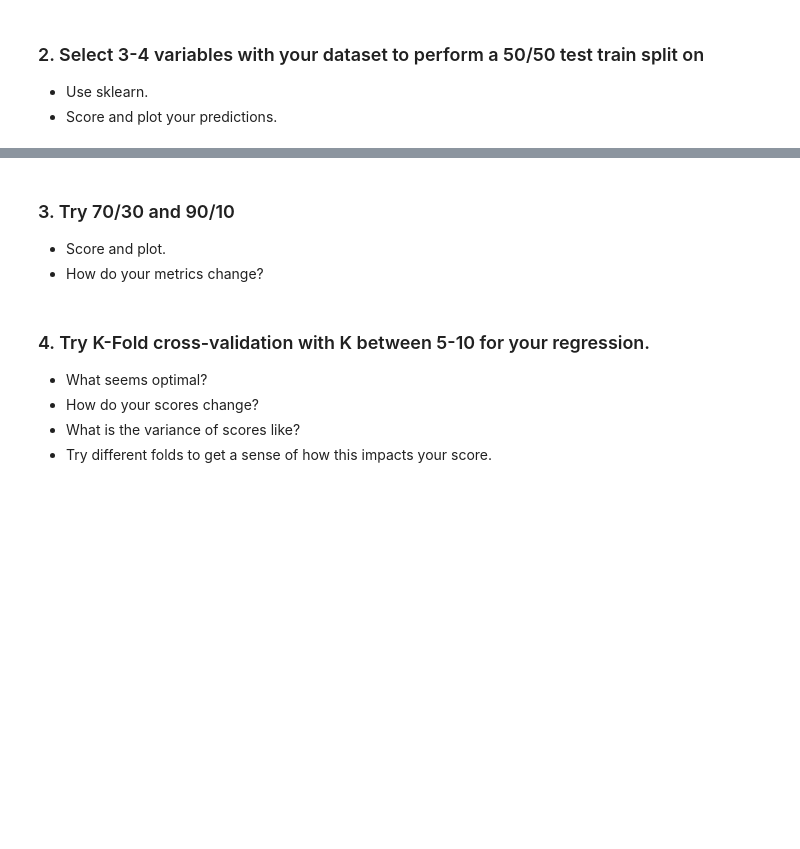
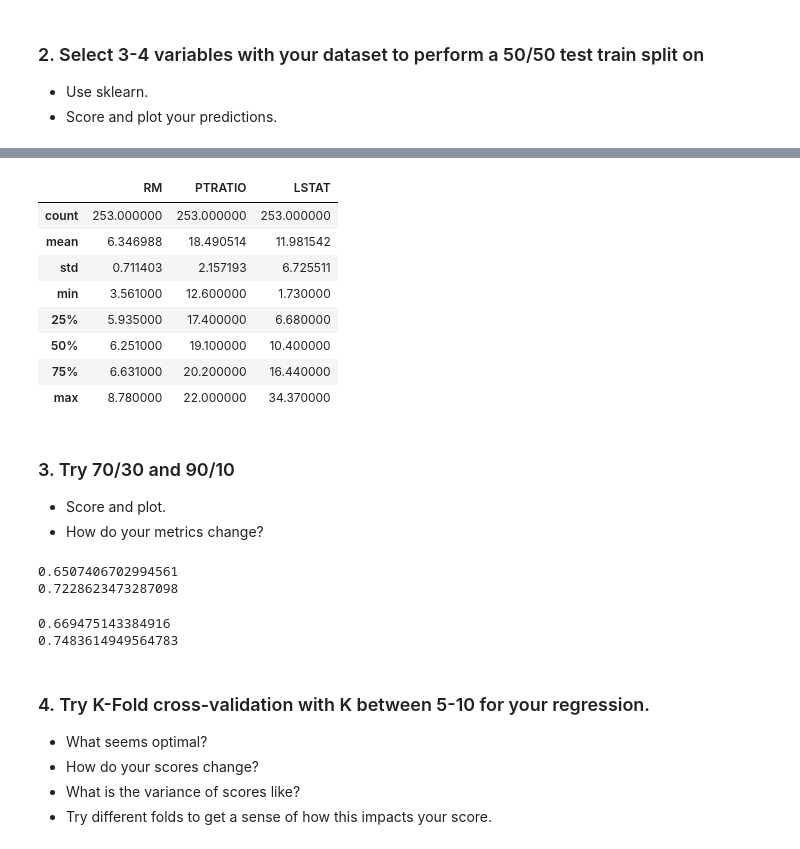
Before and after one commit to a3o1m2/DSI11-lessons, a Jupyter notebook: week03/day2_libraries_cross_validation/cross-validation-lab/train-test-cross-validation-lab.ipynb, the cells around one changed output, grey strips where cells are left out. Drawn from its saved outputs; the diff is of its cells as text; code cells hidden in the pictures; blank space fills up the shorter version.

```diff
--- a/week03/day2_libraries_cross_validation/cross-validation-lab/train-test-cross-validation-lab.ipynb
+++ b/week03/day2_libraries_cross_validation/cross-validation-lab/train-test-cross-validation-lab.ipynb
@@ -74,3 +136,17 @@ Load the Boston housing data.  Fix any problems, if applicable.
+# %%
+X_test.describe()
+
+# good stability between the training and test data:
+# %% [output]
+|  | RM | PTRATIO | LSTAT |
+| count | 253.000000 | 253.000000 | 253.000000 |
+| mean | 6.346988 | 18.490514 | 11.981542 |
+| std | 0.711403 | 2.157193 | 6.725511 |
+| min | 3.561000 | 12.600000 | 1.730000 |
+| 25% | 5.935000 | 17.400000 | 6.680000 |
+| 50% | 6.251000 | 19.100000 | 10.400000 |
+| 75% | 6.631000 | 20.200000 | 16.440000 |
+| max | 8.780000 | 22.000000 | 34.370000 |
 # %% [markdown]
 ### 3. Try 70/30 and 90/10
 - Score and plot.
@@ -80,3 +154,31 @@ Load the Boston housing data.  Fix any problems, if applicable.
+# %%
+# A:
+# Re-split:
+X_train70, X_test70, y_train70, y_test70 = train_test_split(X, y, test_size=0.3, random_state=1)
+# Re-run model:
+slr70 = LinearRegression()
+slr70.fit(X_train70, y_train70)
+
+# What is the correlation of the training data:
+print(slr70.score(X_train70, y_train70))
+print(slr70.score(X_test70, y_test70))
+# %% [output]
+0.6507406702994561
+0.7228623473287098
+# %%
+# A:
+# Re-split:
+X_train90, X_test90, y_train90, y_test90 = train_test_split(X, y, test_size=0.1, random_state=1)
+# Re-run model:
+slr90 = LinearRegression()
+slr90.fit(X_train90, y_train90)
+
+# What is the correlation of the training data:
+print(slr90.score(X_train90, y_train90))
+print(slr90.score(X_test90, y_test90))
+# %% [output]
+0.669475143384916
+0.7483614949564783
 # %% [markdown]
 ### 4. Try K-Fold cross-validation with K between 5-10 for your regression.
 
```
Also changed, not shown: parts of 13 cells of this notebook, 4 other files.
